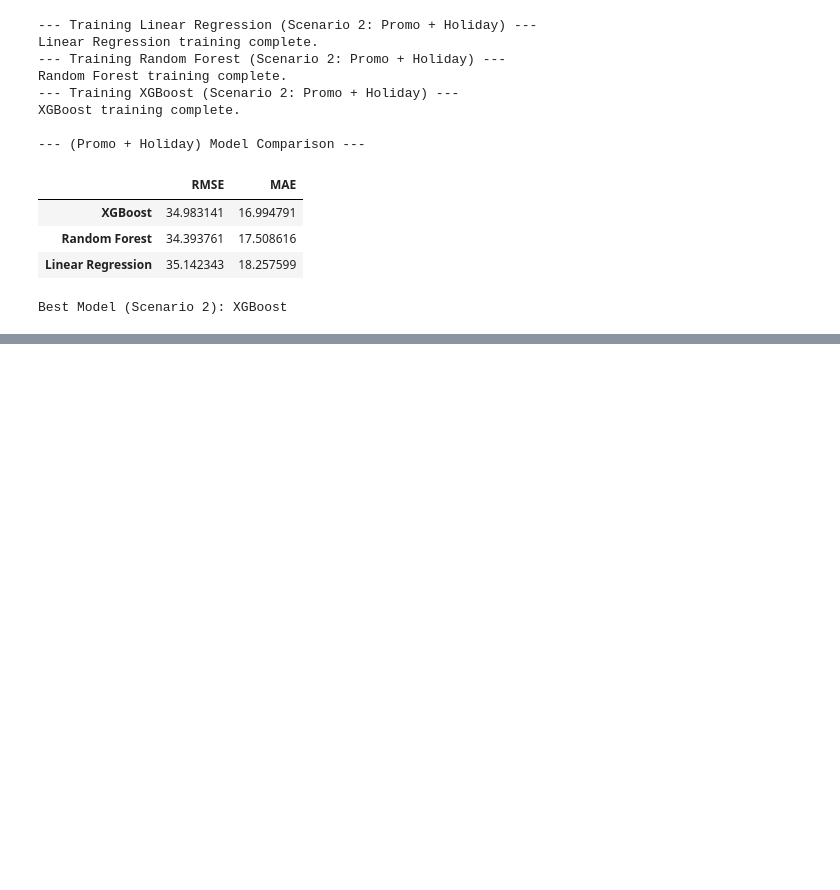
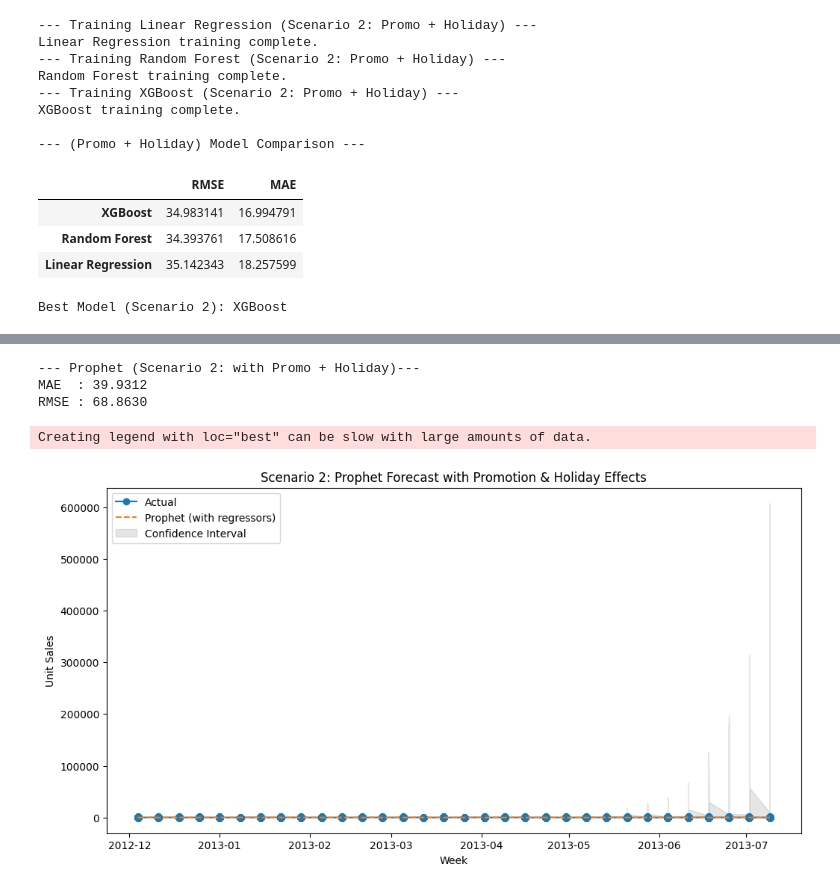
Before and after one commit to ramdular-lab/Demand-Forecasting---braxton-data, a Jupyter notebook: Demand Forecasting.ipynb, the cells around one changed output, grey strips where cells are left out. Cells and saved outputs as stored; diff of their text form; code cells hidden in the pictures; blank space fills up the shorter version.

```diff
--- a/Demand Forecasting.ipynb
+++ b/Demand Forecasting.ipynb
@@ -859,0 +1023,3 @@ Best Model (Scenario 2): XGBoost
+# %%
+# --- 4. Fit model ---
+prophet_model_rich.fit(prophet_train2)
@@ -859,0 +1030,47 @@ Best Model (Scenario 2): XGBoost
+# %%
+# --- 5. Create future dataframe (test period) ---
+future = prophet_test2[['ds'] + regressors]
+
+# --- 6. Forecast ---
+forecast_rich = prophet_model_rich.predict(future)
+# %%
+
+# --- 7. Merge with actuals ---
+forecast_rich = forecast_rich[['ds', 'yhat', 'yhat_lower', 'yhat_upper']].merge(
+    prophet_test2[['ds', 'y']], on='ds', how='left'
+)
+# %%
+# --- 8. Convert back from log-scale ---
+forecast_rich['actual_sales'] = np.expm1(forecast_rich['y'])
+forecast_rich['predicted_sales'] = np.expm1(forecast_rich['yhat'])
+
+# --- 9. Evaluate performance ---
+mae = mean_absolute_error(forecast_rich['actual_sales'], forecast_rich['predicted_sales'])
+rmse = np.sqrt(mean_squared_error(forecast_rich['actual_sales'], forecast_rich['predicted_sales']))
+
+print("\n--- Prophet (Scenario 2: with Promo + Holiday)---")
+print(f"MAE  : {mae:.4f}")
+print(f"RMSE : {rmse:.4f}")
+# %% [output]
+--- Prophet (Scenario 2: with Promo + Holiday)---
+MAE  : 39.9312
+RMSE : 68.8630
+# %%
+# --- 10. Plot Forecast ---
+plt.figure(figsize=(12, 6))
+plt.plot(forecast_rich['ds'], forecast_rich['actual_sales'], label='Actual', marker='o')
+plt.plot(forecast_rich['ds'], forecast_rich['predicted_sales'], label='Prophet (with regressors)', linestyle='--')
+plt.fill_between(
+    forecast_rich['ds'],
+    np.expm1(forecast_rich['yhat_lower']),
+    np.expm1(forecast_rich['yhat_upper']),
+    color='gray', alpha=0.2, label='Confidence Interval'
+)
+plt.legend()
+plt.title("Scenario 2: Prophet Forecast with Promotion & Holiday Effects")
+plt.xlabel("Week")
+plt.ylabel("Unit Sales")
+plt.show()
+# %% [output]
+Creating legend with loc="best" can be slow with large amounts of data.
+[figure, added]
```
Also changed, not shown: parts of 27 cells of this notebook, 7 other files.
